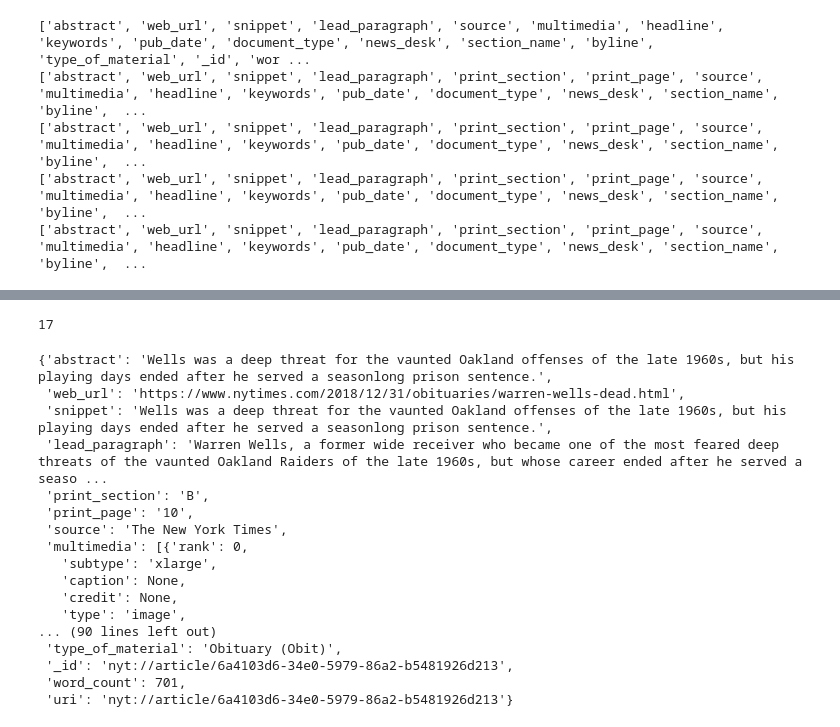
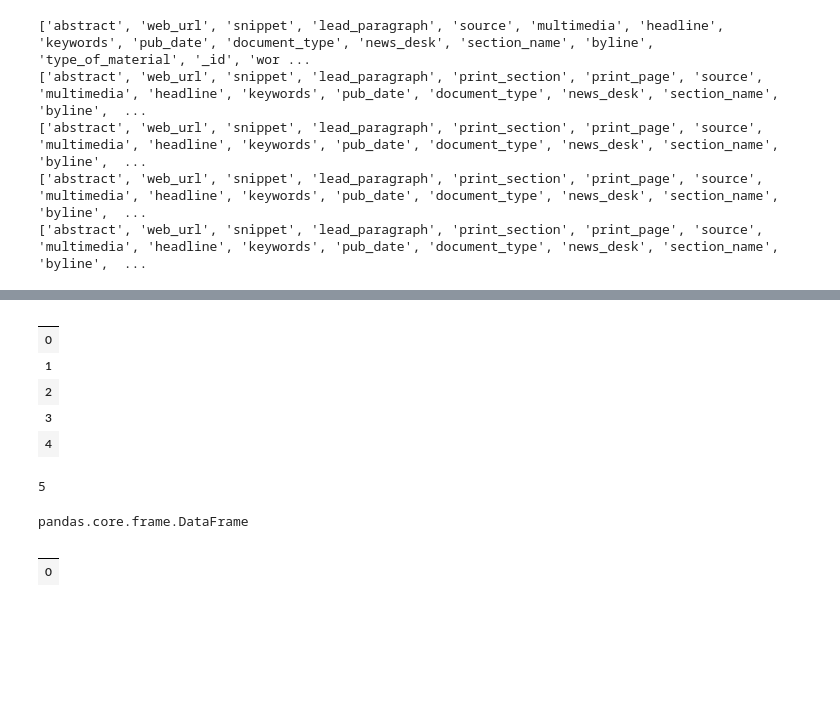
Before and after one commit to dj-betts/Capstone2, a Jupyter notebook: NYT_pipeline.ipynb, the cells around one changed output, grey strips where cells are left out. Saved outputs shown, nothing was run; the diff lists cells and outputs as text; code cells hidden in the pictures; blank space fills up the shorter version.

Commit message:
stuck getting metadata dataframe built

```diff
--- a/NYT_pipeline.ipynb
+++ b/NYT_pipeline.ipynb
@@ -274,13 +274,20 @@ for doc in sample_5:
 # %%
 def build_metedata_ser(docs):
     list_of_series = []
+    max_columns = []
+
     for doc in docs:
         metadata = []
         metadata_keys = []
+
         for key in doc.keys():
             metadata_keys.append(key)
             metadata.append(doc[key])
             metadata_ser = pd.Series(data=metadata)
-            list_of_series.append(metadata_ser)
-    return list_of_series
+            print(metadata_ser)
+#             if len(doc.keys()) > len(max_columns):
+#                 max_columns = doc.keys()
+        list_of_series.append(metadata_ser)
+
+    return pd.DataFrame(data=list_of_series, columns=max_columns)
 # %%
@@ -288,24 +313,22 @@ test= build_metedata_ser(sample_5)
+# %%
+test
+# %% [output]
+|  |
+| 0 |
+| 1 |
+| 2 |
+| 3 |
+| 4 |
 # %%
 len(test)
 # %% [output]
-17
+5
-# %%
-sample_5[2]
-# %% [output]
-{'abstract': 'Wells was a deep threat for the vaunted Oakland offenses of the late 1960s, but his playing days ended after he served a seasonlong prison sentence.',
- 'web_url': 'https://www.nytimes.com/2018/12/31/obituaries/warren-wells-dead.html',
- 'snippet': 'Wells was a deep threat for the vaunted Oakland offenses of the late 1960s, but his playing days ended after he served a seasonlong prison sentence.',
- 'lead_paragraph': 'Warren Wells, a former wide receiver who became one of the most feared deep threats of the vaunted Oakland Raiders of the late 1960s, but whose career ended after he served a seaso ...
- 'print_section': 'B',
- 'print_page': '10',
- 'source': 'The New York Times',
- 'multimedia': [{'rank': 0,
-   'subtype': 'xlarge',
-   'caption': None,
-   'credit': None,
-   'type': 'image',
-... (90 lines left out)
- 'type_of_material': 'Obituary (Obit)',
- '_id': 'nyt://article/6a4103d6-34e0-5979-86a2-b5481926d213',
- 'word_count': 701,
- 'uri': 'nyt://article/6a4103d6-34e0-5979-86a2-b5481926d213'}
+# %%
+type(test)
+# %% [output]
+pandas.core.frame.DataFrame
+# %%
+test
+# %% [output]
+|  |
+| 0 |
```
Also changed, not shown: parts of 1 cell of this notebook.
